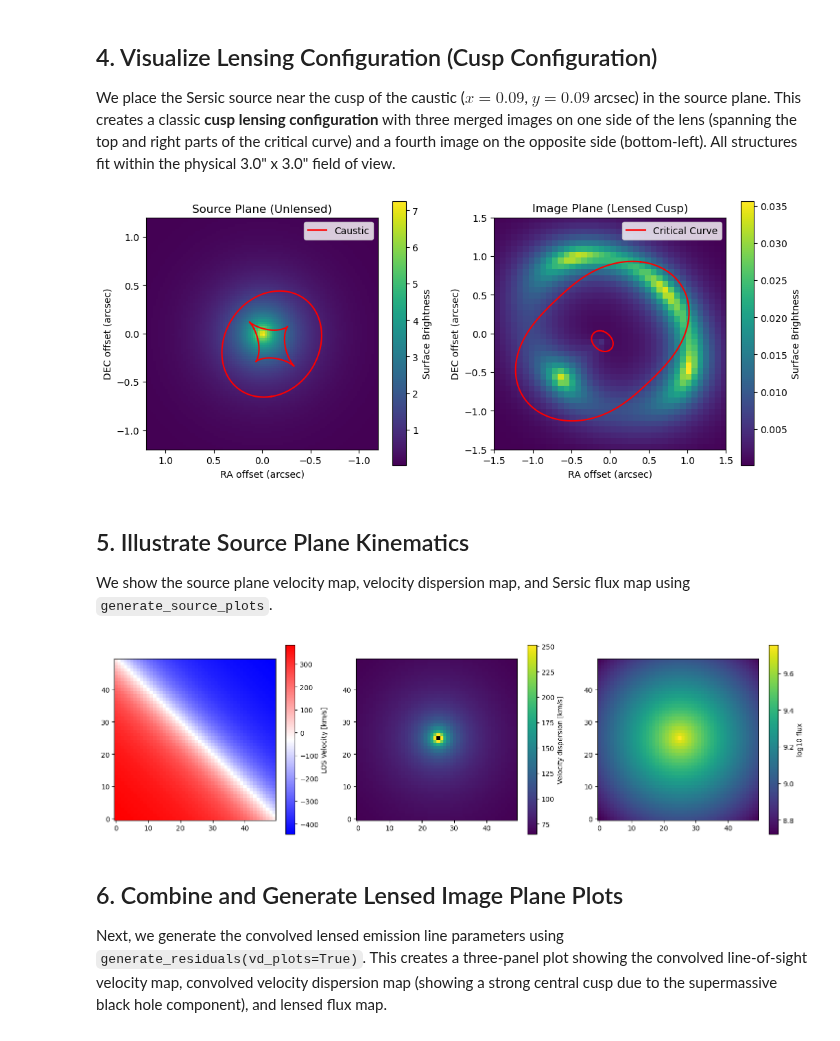
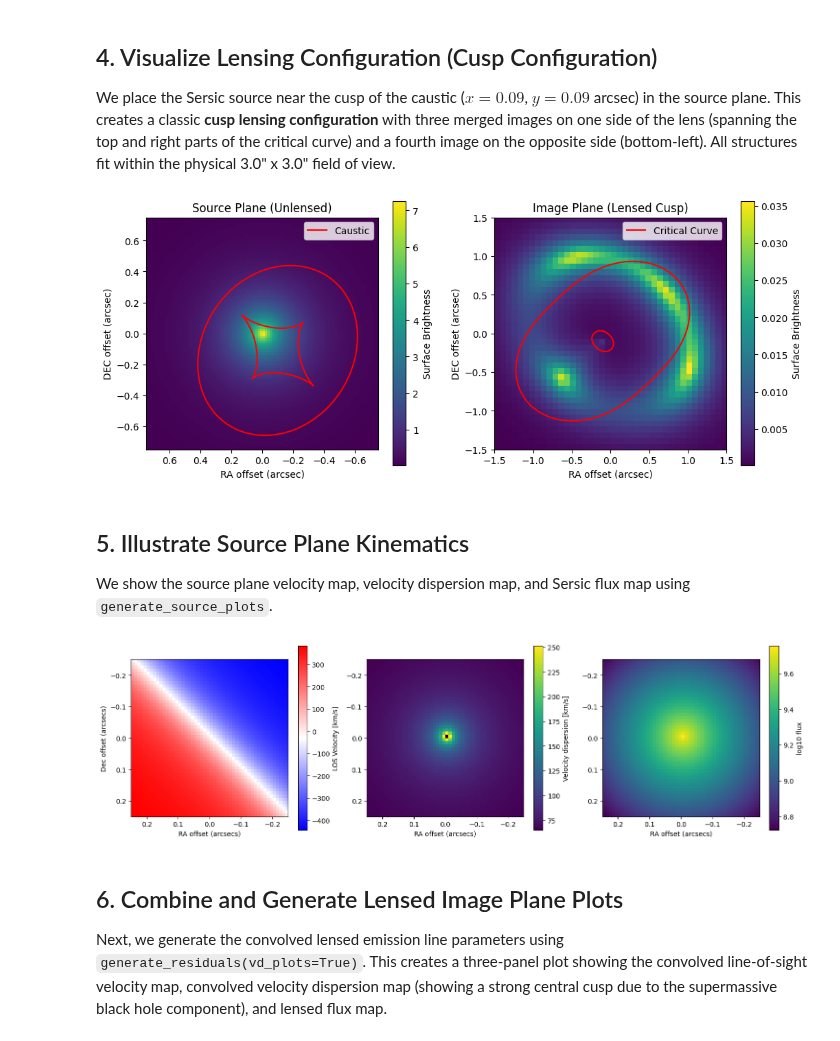
Before and after one commit to williyamshoe/iful, a Jupyter notebook: examples/simulate_lensed_galaxy.ipynb, the cells around one changed output. Cells and saved outputs as stored; diff of their text form; code cells hidden in the pictures.

Commit message:
made simulation api more general

```diff
--- a/examples/simulate_lensed_galaxy.ipynb
+++ b/examples/simulate_lensed_galaxy.ipynb
@@ -51,10 +51,22 @@ We define a wavelength grid around these lines (from 23650 Å to 24250 Å). To a
 # Set up restwave peaks for both [OIII] 4959 and 5007 lines
 restwave_peaks = [4959.0, 5007.0]
 
-imset = SimulationMockImageSet(psf_path="example_data/nirspec_g235m_psf.npy")
+# Define simulation parameters
+size = 40
+pixscale_arcsec = 0.075
+zs = 3.8
+wavelengths_full = np.linspace(23650.0 - 300, 24250.0 + 300, 120)
+
+imset = SimulationMockImageSet(
+    size=size,
+    pixscale_arcsec=pixscale_arcsec,
+    zs=zs,
+    wavelengths_full=wavelengths_full,
+    psf_path="example_data/nirspec_g235m_psf.npy"
+)
 imset.restwave_peaks = restwave_peaks
 # parameters format: [z, sigma_ang, amp_0, ratio (5007/4959 = 3.0)]
-imset.init_spec_fit = np.array([3.8, 24.0, 1.0, 3.0])
+imset.init_spec_fit = np.array([zs, 24.0, 1.0, 3.0])
 # %% [markdown]
 ## 2. Setup FlatModel & Lenstronomy Parameters
 
@@ -62,9 +74,16 @@ We initialize a `FlatModel` using an Elliptical Power-Law (`EPL_Q_PHI`) lens, ex
 # %%
 shift_x = -0.1
 shift_y = -0.1
+iful_profiles = ["ARCTAN", "CONSTANT_FITTED_BH", "SERSIC"]
 
 # Setup FlatModel and IFULModel from simulation API
-fm, ifulmodel = create_simulation_models(imset, theta_E=1.0, source_x=0.09+shift_x, source_y=0.09+shift_y)
+fm, ifulmodel = create_simulation_models(
+    imset,
+    theta_E=1.0,
+    source_x=0.09+shift_x,
+    source_y=0.09+shift_y,
+    iful_profiles=iful_profiles
+)
 # %% [markdown]
 ## 3. Instantiate IFULModel
 
@@ -87,42 +106,52 @@ sim_params = [
     # Source (6 params): R_sersic, n_sersic, e1, e2, center_x, center_y
     0.3, 1.2, 0.0, 0.0, 0.09+shift_x, 0.09+shift_y,
     # v_los (4 params): v_pa, v_a, v_b, v_c (sys_vel = zs * c)
-    -45.0, 300.0, 15, 3.8 * c,
+    -45.0, 300.0, 15, zs * c,
     # v_disp (2 params): constant velocity dispersion of 50 km/s and log10 BH mass of 9.0
     50.0, 9.0,
     # flx (1 param): scale factor
     1e6
 ]
 
 # Run galaxy simulation from API
-lensed_image, unlensed_source, ra_crit, dec_crit, ra_caustic, dec_caustic = run_galaxy_simulation(ifulmodel, sim_params)
+source_grid_size = 100
+source_grid_scale = 0.015
+source_half_extent = (source_grid_size * source_grid_scale) / 2.0
+
+lensed_image, unlensed_source, ra_crit, dec_crit, ra_caustic, dec_caustic = run_galaxy_simulation(
+    ifulmodel,
+    sim_params,
+    source_grid_size=source_grid_size,
+    source_grid_scale=source_grid_scale
+)
 
 # Plotting
 fig, axs = plt.subplots(1, 2, figsize=(12, 5))
 
 # Source plane
-im1 = axs[0].imshow(unlensed_source, extent=[-1.2, 1.2, -1.2, 1.2], origin='lower', cmap='viridis')
+im1 = axs[0].imshow(unlensed_source, extent=[-source_half_extent, source_half_extent, -source_half_extent, source_half_extent], origin='lower', cmap='viridis')
 axs[0].set_title("Source Plane (Unlensed)")
 axs[0].set_xlabel("RA offset (arcsec)")
 axs[0].set_ylabel("DEC offset (arcsec)")
 fig.colorbar(im1, ax=axs[0], label="Surface Brightness")
 for i in range(len(ra_caustic)):
     axs[0].plot(ra_caustic[i], dec_caustic[i], color='red', lw=1.5, label="Caustic" if i == 0 else "")
 axs[0].legend()
 axs[0].invert_xaxis()  # INVERT X-AXIS FOR RA ALIGNMENT
 
 # Image plane
-im2 = axs[1].imshow(lensed_image, extent=[1.5, -1.5, -1.5, 1.5], origin='lower', cmap='viridis')
+half_extent = (size * pixscale_arcsec) / 2.0
+im2 = axs[1].imshow(lensed_image, extent=[half_extent, -half_extent, -half_extent, half_extent], origin='lower', cmap='viridis')
 axs[1].set_title("Image Plane (Lensed Cusp)")
 axs[1].set_xlabel("RA offset (arcsec)")
 axs[1].set_ylabel("DEC offset (arcsec)")
 fig.colorbar(im2, ax=axs[1], label="Surface Brightness")
 for i in range(len(ra_crit)):
     axs[1].plot(ra_crit[i], dec_crit[i], color='red', lw=1.5, label="Critical Curve" if i == 0 else "")
 axs[1].legend()
 axs[1].invert_xaxis()  # INVERT X-AXIS FOR RA ALIGNMENT
 # %% [output]
-[figure, old version]
+[figure, new version]
 # %% [markdown]
 ## 5. Illustrate Source Plane Kinematics
 
@@ -130,7 +159,7 @@ We show the source plane velocity map, velocity dispersion map, and Sersic flux
 # %%
 ifulmodel.generate_source_plots(sim_params, image_size=50, dpix=0.01)
 # %% [output]
-[figure, old version]
+[figure, new version]
 # %% [markdown]
 ## 6. Combine and Generate Lensed Image Plane Plots
 
```
Also changed, not shown: parts of 6 cells of this notebook, 1 other file.
